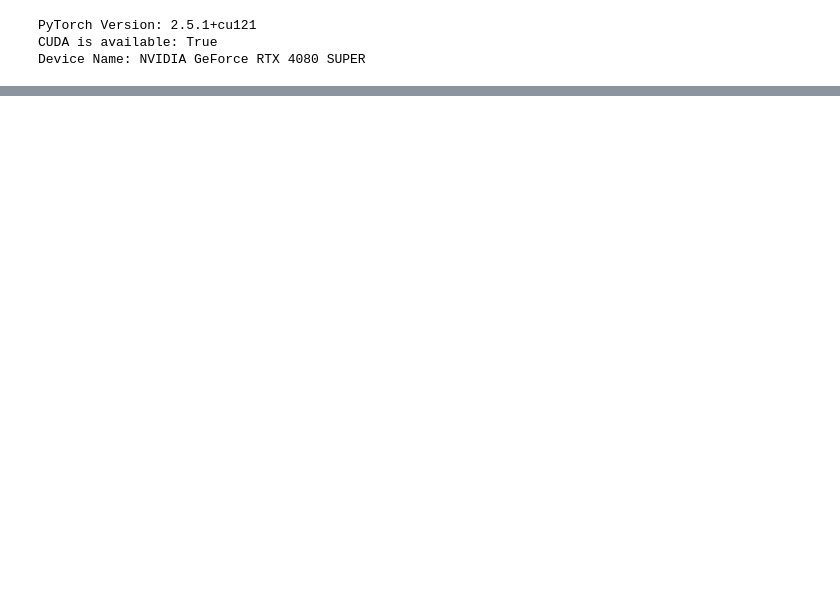
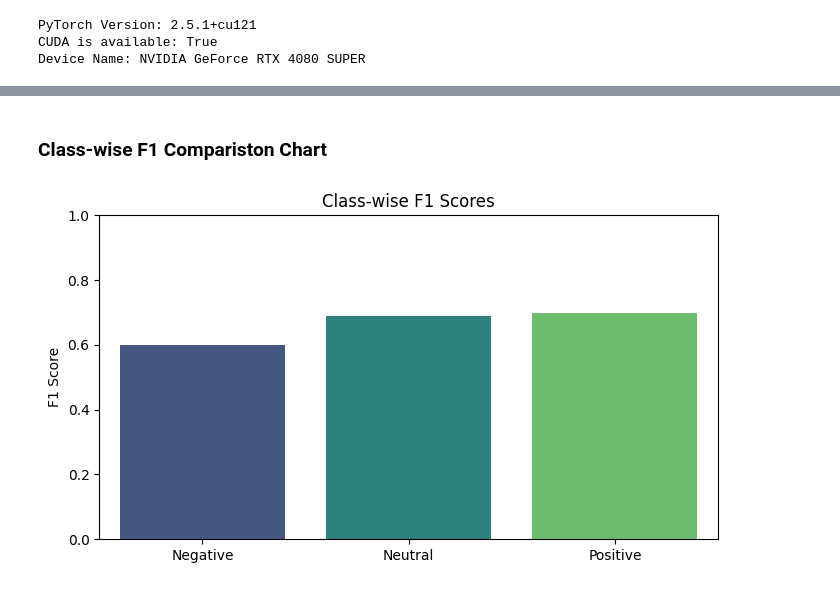
Before and after one commit to mtrmizzy/real-time-sentiment-dashboard, a Jupyter notebook: src/EDA-ModelNotebook.ipynb, the cells around one changed output, grey strips where cells are left out. Saved outputs shown, nothing was run; the diff lists cells and outputs as text; code cells hidden in the pictures; blank space fills up the shorter version.

```diff
--- a/src/EDA-ModelNotebook.ipynb
+++ b/src/EDA-ModelNotebook.ipynb
@@ -871,0 +960,5 @@ model_comments_df = cleaned_comments_df
+# %%
+# Feature Extraction, store encoded vectors
+autoencoder.eval()
+with torch.no_grad():
+    X_encoded = autoencoder.encoder(X_tensor.to(device))
@@ -871,0 +1007,12 @@ model_comments_df = cleaned_comments_df
+# %%
+# Set Dimensions
+input_dim = X_encoded.shape[1]
+hidden_dim1 = 512
+hidden_dim2 = 256
+hidden_dim3 = 128
+output_dim = 3
+
+# Model Hyperparamters Setup
+model = SentimentMLP(input_dim, hidden_dim1, hidden_dim2, hidden_dim3, output_dim)
+model.load_state_dict(torch.load("mlp_model_final.pth"))
+model = model.to(device)
@@ -871,0 +1190,19 @@ model_comments_df = cleaned_comments_df
+# %% [markdown]
+### **Class-wise F1 Compariston Chart**
+# %%
+# Convert classification report to dictionary
+report_dict = classification_report(all_labels, all_preds, target_names=labels, output_dict=True)
+
+# Get F1 scores
+f1_scores = {label: report_dict[label]['f1-score'] for label in labels}
+
+# Bar chart
+plt.figure(figsize=(7, 4))
+sns.barplot(x=list(f1_scores.keys()), y=list(f1_scores.values()), palette="viridis")
+plt.ylim(0, 1)
+plt.title("Class-wise F1 Scores")
+plt.ylabel("F1 Score")
+plt.tight_layout()
+plt.show()
+# %% [output]
+[figure, added]
```
Also changed, not shown: parts of 45 cells of this notebook, 3 other files.
